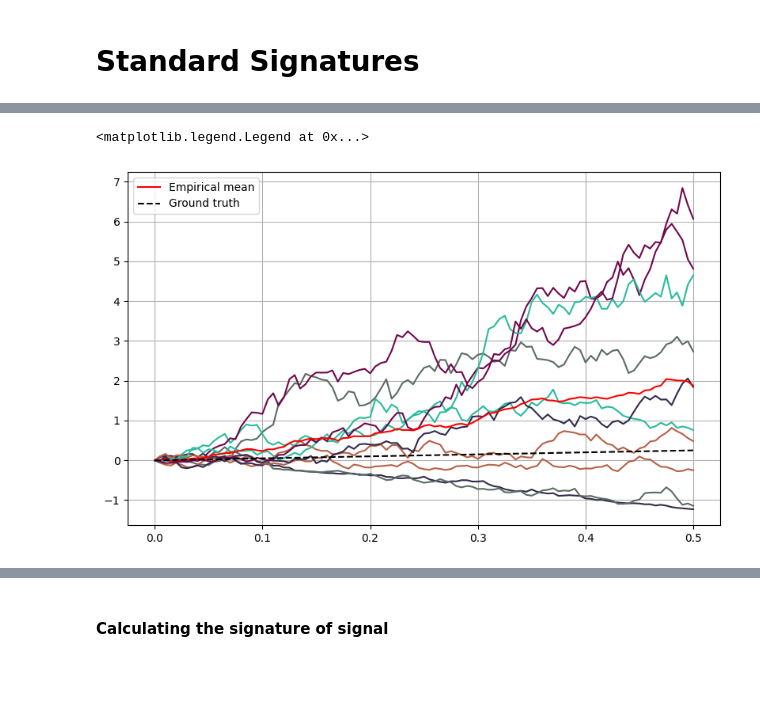
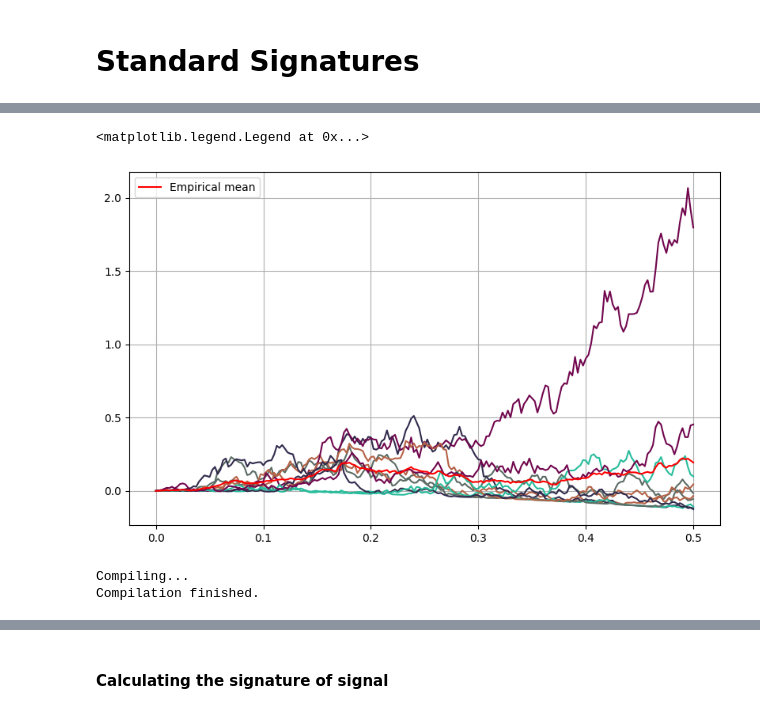
Before and after one commit to MrG1raffe/signature, a Jupyter notebook: notebooks/SignalSignature.ipynb, the cells around one changed output, grey strips where cells are left out. Cells and saved outputs as stored; diff of their text form; code cells hidden in the pictures; blank space fills up the shorter version.

```diff
--- a/notebooks/SignalSignature.ipynb
+++ b/notebooks/SignalSignature.ipynb
@@ -27,7 +28,7 @@ plt.rcParams["patch.force_edgecolor"] = False
 plt.rcParams["axes.grid"]             = True
 plt.rcParams['axes.prop_cycle']       = matplotlib.cycler(color=[my_green, my_copper, "#322B4D", "#28BC9C", "#71074E"])
 # %%
-N = 8
+N = 10
 # %%
 %%time
 ta = TensorAlgebra(dim=2, trunc=N)
@@ -198,8 +199,7 @@ plt.legend()
 # Standard Signatures
 # %%
 T = 0.5
-t_grid = np.linspace(-T, T, 200 + 1)
+t_grid = np.linspace(0, T, 200 + 1)
 rng = np.random.default_rng(seed=50)
 
-lam = 10
 size = 10
@@ -213,12 +206,11 @@ SigS = stationary_signature_from_path(path=path, trunc=N, t_grid=t_grid, lam=lam
 # %%
 %%time
-t_grid_pos = t_grid[t_grid >= 0]
 
-diffusion = Diffusion(t_grid=t_grid_pos, size=size, rng=rng)
+diffusion = Diffusion(t_grid=t_grid, size=size, rng=rng)
 
-path_pos = np.empty((len(t_grid_pos), 2, size))
-path_pos[:, 0, :] = np.tile(t_grid_pos[:, None], size)
-path_pos[:, 1, :] = diffusion.brownian_motion()[:, 0, :].T
+path = np.empty((len(t_grid), 2, size))
+path[:, 0, :] = np.tile(t_grid[:, None], size)
+path[:, 1, :] = diffusion.brownian_motion()[:, 0, :].T
 
-Sig = ta.path_to_sequence(path=path_pos, trunc=N)
+Sig = ta.path_to_sequence(path=path, trunc=N)
 # %% [output]
@@ -227,14 +219,13 @@ Wall time: 12 ms
 # %%
-ell = e1 * (1) + e2 * (-1) + e11 * 6 + e12 * (-2) + e21 * (-6) + e22 * 2
-# ell = e22 + e21 + e12
+#ell = e1 * (1) + e2 * (-1) + e11 * 6 + e12 * (-2) + e21 * (-6) + e22 * 2
+ell = e22 + e21 * (-1) + e12 * (-1)
 ell_Sig = (ell @ Sig)
 # %%
 for i in range(10):
-    plt.plot(t_grid_pos, ell_Sig[:, i])
+    plt.plot(t_grid, ell_Sig[:, i])
 
-plt.plot(t_grid_pos, ell_Sig.mean(axis=1), "r", label="Empirical mean")
-plt.plot(t_grid_pos, t_grid_pos / 2, "k--", label="Ground truth")
+plt.plot(t_grid, ell_Sig.mean(axis=1), "r", label="Empirical mean")
 plt.legend()
 # %% [output]
 <matplotlib.legend.Legend at 0x...>
-[figure, old version]
+[figure, new version]
@@ -240,0 +244,5 @@ plt.legend()
+# %%
+model = SigSignal(trunc=trunc_ell, T=T, trunc_signature_moments=trunc_moments)
+# %% [output]
+Compiling...
+Compilation finished.
```
Also changed, not shown: parts of 28 cells of this notebook, 26 other files.
